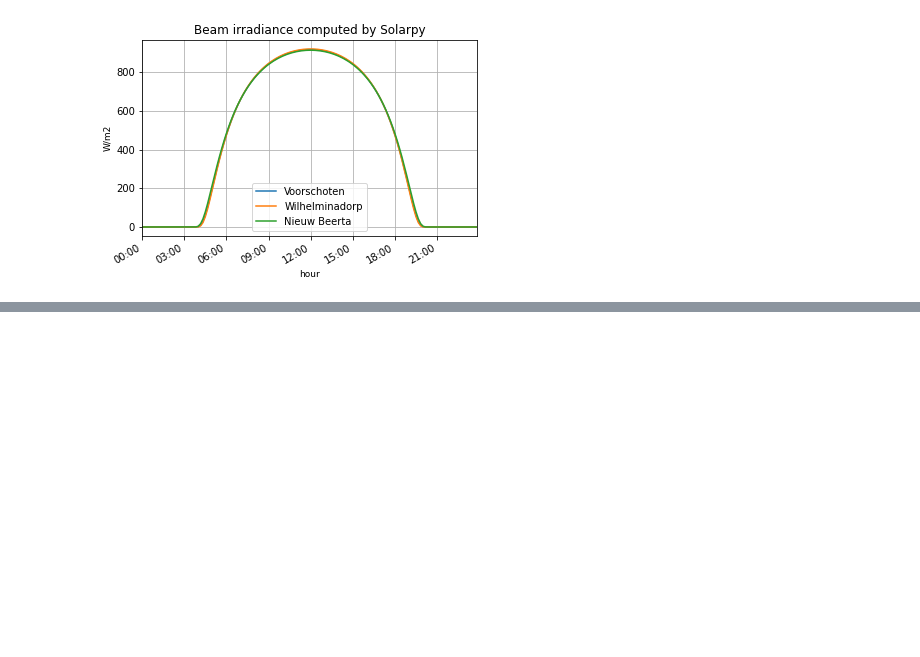
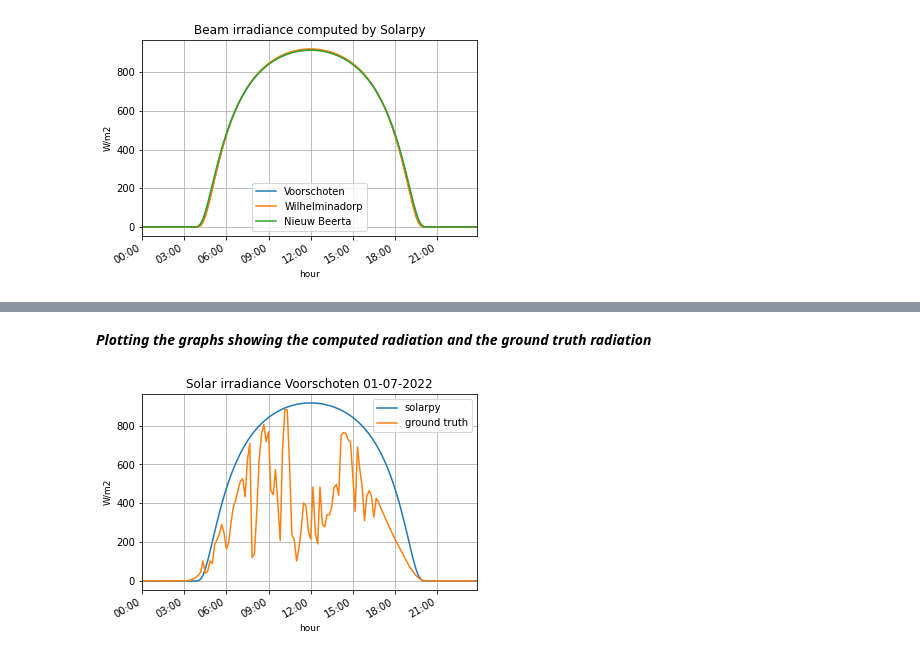
Before and after one commit to robinjo78/solarBAG, a Jupyter notebook: beam_radiation_scenario.ipynb, the cells around one changed output, grey strips where cells are left out. Saved outputs shown, nothing was run; the diff lists cells and outputs as text; code cells hidden in the pictures; blank space fills up the shorter version.

```diff
--- a/beam_radiation_scenario.ipynb
+++ b/beam_radiation_scenario.ipynb
@@ -149,0 +148,21 @@ with open('data/weather_data/kis_tos_20220731.txt') as file:
+# %% [markdown]
+***Plotting the graphs showing the computed radiation and the ground truth radiation***
+# %%
+# Plot graph of Voorschoten (solarpy vs ground truth)
+fig, ax = plt.subplots()
+ax.plot(t_, G_ws1, label='solarpy')
+ax.plot(t_, Q_Glob_Vs, label='ground truth')
+
+fig.autofmt_xdate()
+myFmt = mdates.DateFormatter('%H:%M')
+ax.xaxis.set_major_formatter(myFmt)
+plt.autoscale(enable=True, axis='x', tight=True)
+
+plt.xlabel('hour', fontsize=9)
+plt.ylabel('W/m2', fontsize=9)
+plt.title('Solar irradiance Voorschoten 01-07-2022', fontsize=12)
+plt.grid(True)
+plt.legend()
+plt.show()
+# %% [output]
+[figure, added]
```
Also changed, not shown: parts of 4 cells of this notebook, 3 other files.
